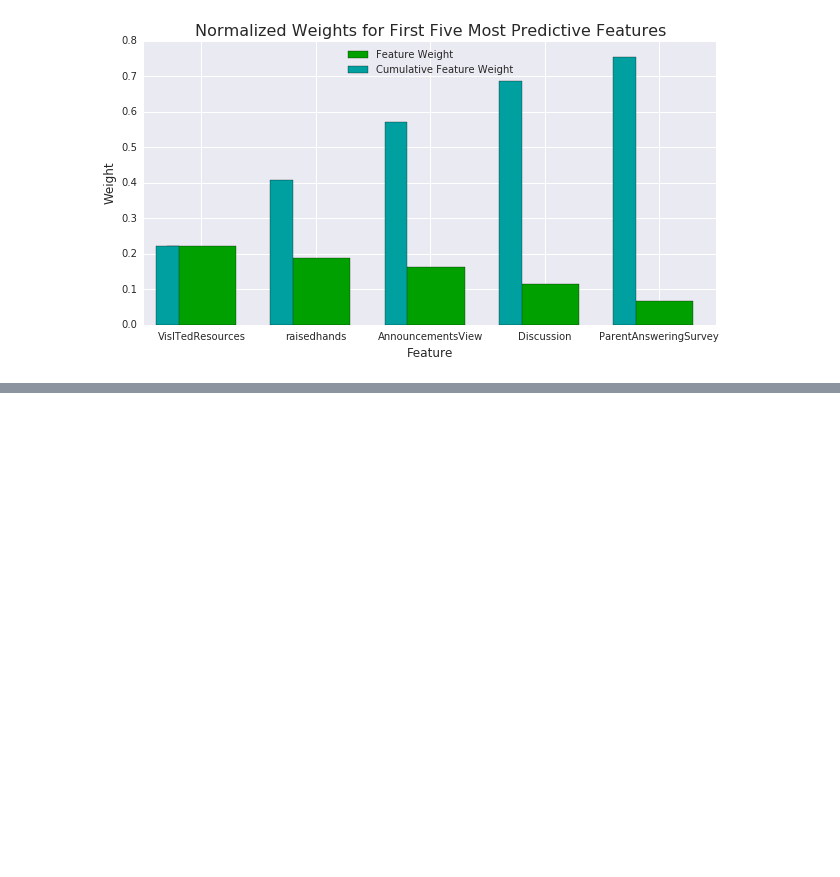
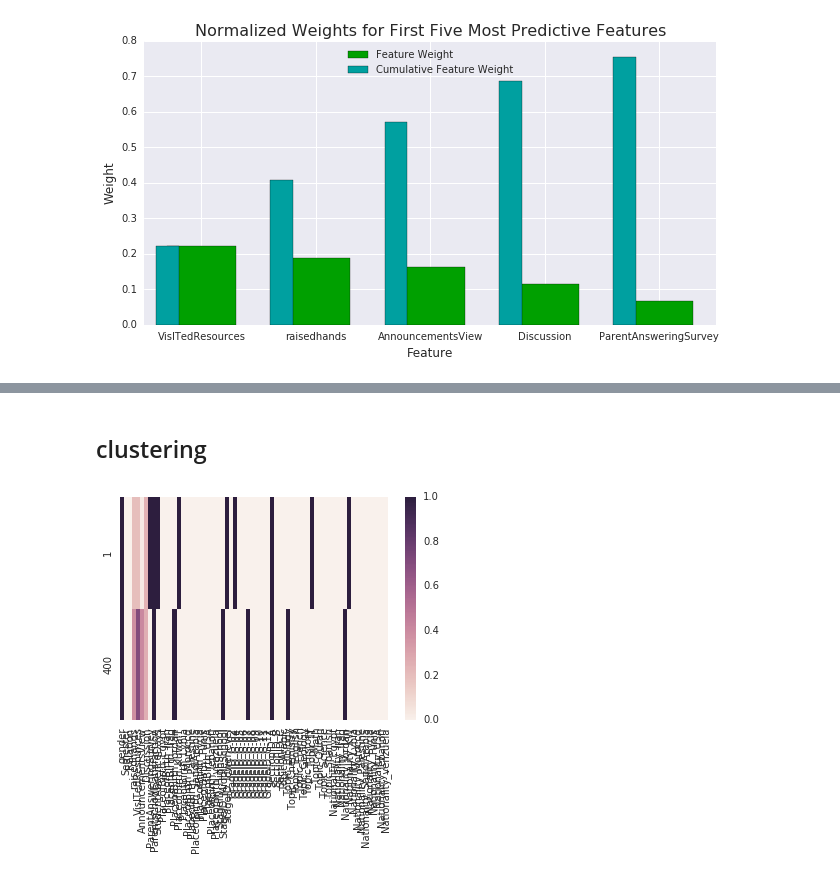
Before and after one commit to cautree/predict-score, a Jupyter notebook: students.ipynb, the cells around one changed output, grey strips where cells are left out. Drawn from its saved outputs; the diff is of its cells as text; code cells hidden in the pictures; blank space fills up the shorter version.

```diff
--- a/students.ipynb
+++ b/students.ipynb
@@ -555,0 +616,9 @@ vs.feature_plot(importances, X_train, y_train)
+# %% [markdown]
+## clustering
+# %%
+samples = X.ix[[1,400],:]
+# %%
+import seaborn as sns;
+ax = sns.heatmap(samples)
+# %% [output]
+[figure, added]
```
Also changed, not shown: parts of 4 cells of this notebook.
